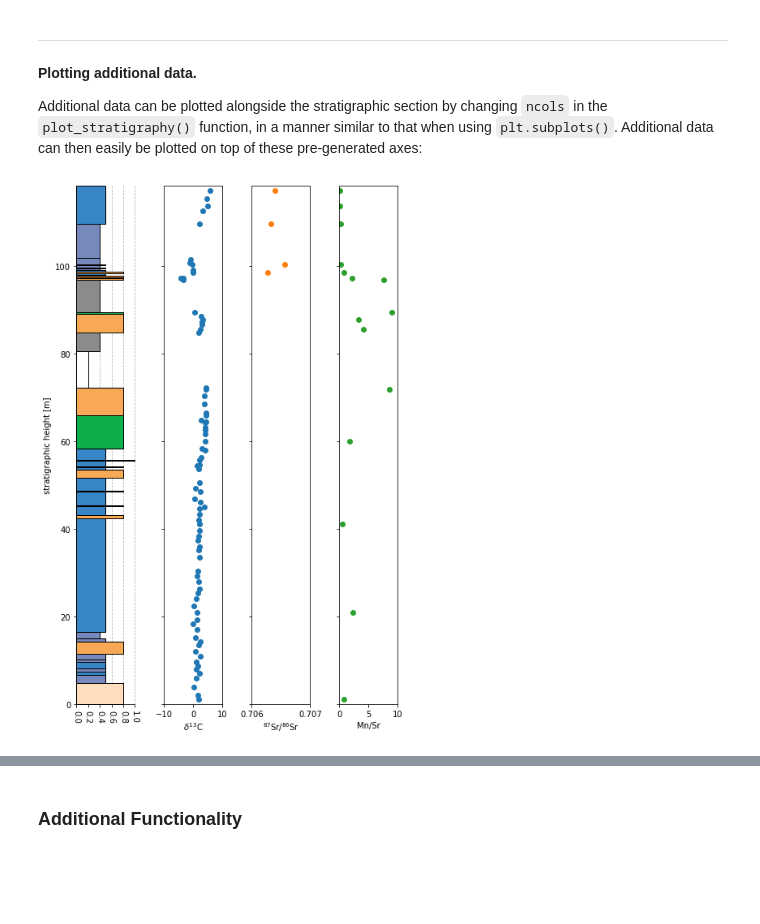
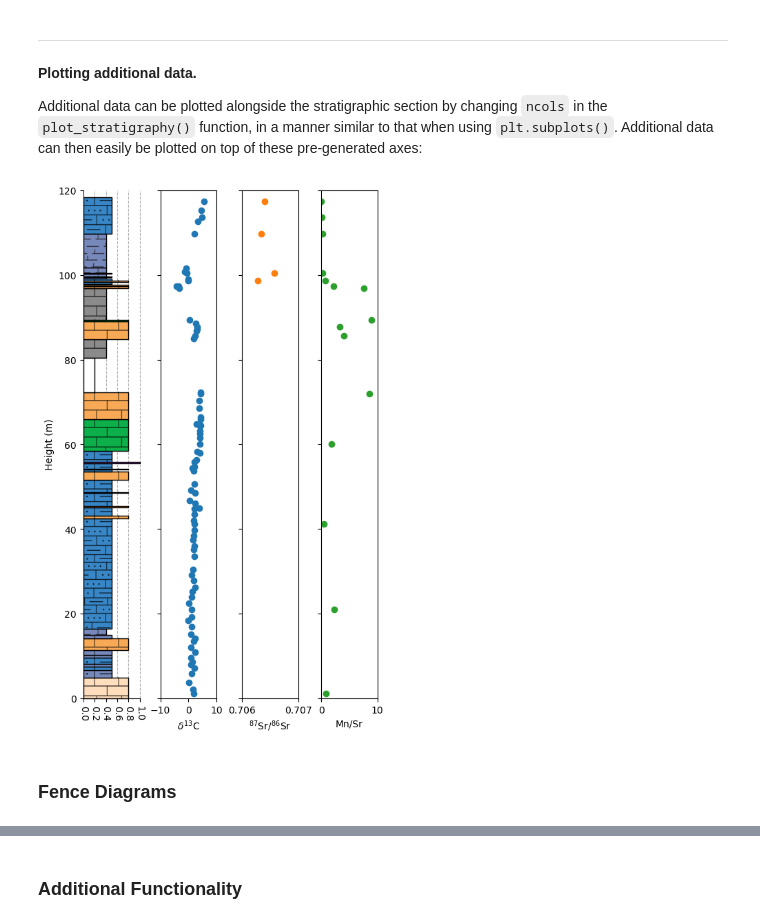
Before and after one commit to yuempark/pystrat, a Jupyter notebook: pystrat-tutorial.ipynb, the cells around one changed output, grey strips where cells are left out. Cells and saved outputs as stored; diff of their text form; code cells hidden in the pictures; blank space fills up the shorter version.

```diff
--- a/pystrat-tutorial.ipynb
+++ b/pystrat-tutorial.ipynb
@@ -309,4 +315,4 @@ In this case, the plotting style is specified in two .csv's, with the intention
 # %%
-color_style = pd.read_csv('example-data/color-style.csv')
-color_style.head()
+style_df = pd.read_csv('example-data/style.csv')
+style_df.head()
 # %% [output]
@@ -362,3 +343,8 @@ style_01 = pystrat.Style('facies',color_style['COLOR'],color_style[['r','g','b']
+# %%
+style_01 = pystrat.Style(style_df['facies'],                  # labels (must include all unique facies)
+                         style_df[['R','G','B']]/255,         # colors
+                         style_df['width'],                   # widths
+                         swatch_values=style_df['swatch'])
 # %% [markdown]
 ---
 **Visualize the `Style`.**
@@ -401,20 +383,25 @@ plt.show(fig)
 
 Additional data can be plotted alongside the stratigraphic section by changing `ncols` in the `plot_stratigraphy()` function, in a manner similar to that when using `plt.subplots()`. Additional data can then easily be plotted on top of these pre-generated axes:
 # %%
-fig, ax = pystrat.plot_stratigraphy(section_01, style_01, ncols=4)
+fig, ax = plt.subplots(1, 4, figsize=(5, 8), sharey=True, constrained_layout=True)
+ax[0].set_ylim([0, 120])
+
+section_01.plot(style_01, ax=ax[0])
 
 ax[1].scatter(section_01.d13C.values, section_01.d13C.height, c='C0')
 ax[1].set_xlim(-10,10)
 ax[1].set_xlabel('$\delta^{13}$C')
 
 ax[2].scatter(section_01.Sr87Sr86.values, section_01.Sr87Sr86.height, c='C1')
 ax[2].set_xlim(0.7060,0.7070)
 ax[2].set_xlabel('$^{87}$Sr/$^{86}$Sr')
 
 ax[3].scatter(section_01.Mn.values/section_01.Sr.values, section_01.Sr.height, c='C2')
 ax[3].set_xlim(0,10)
 ax[3].set_xlabel('Mn/Sr')
 
 plt.show(fig)
 # %% [output]
-[figure, old version]
+[figure, new version]
+# %% [markdown]
+### Fence Diagrams
```
Also changed, not shown: parts of 28 cells of this notebook, 10 other files.
